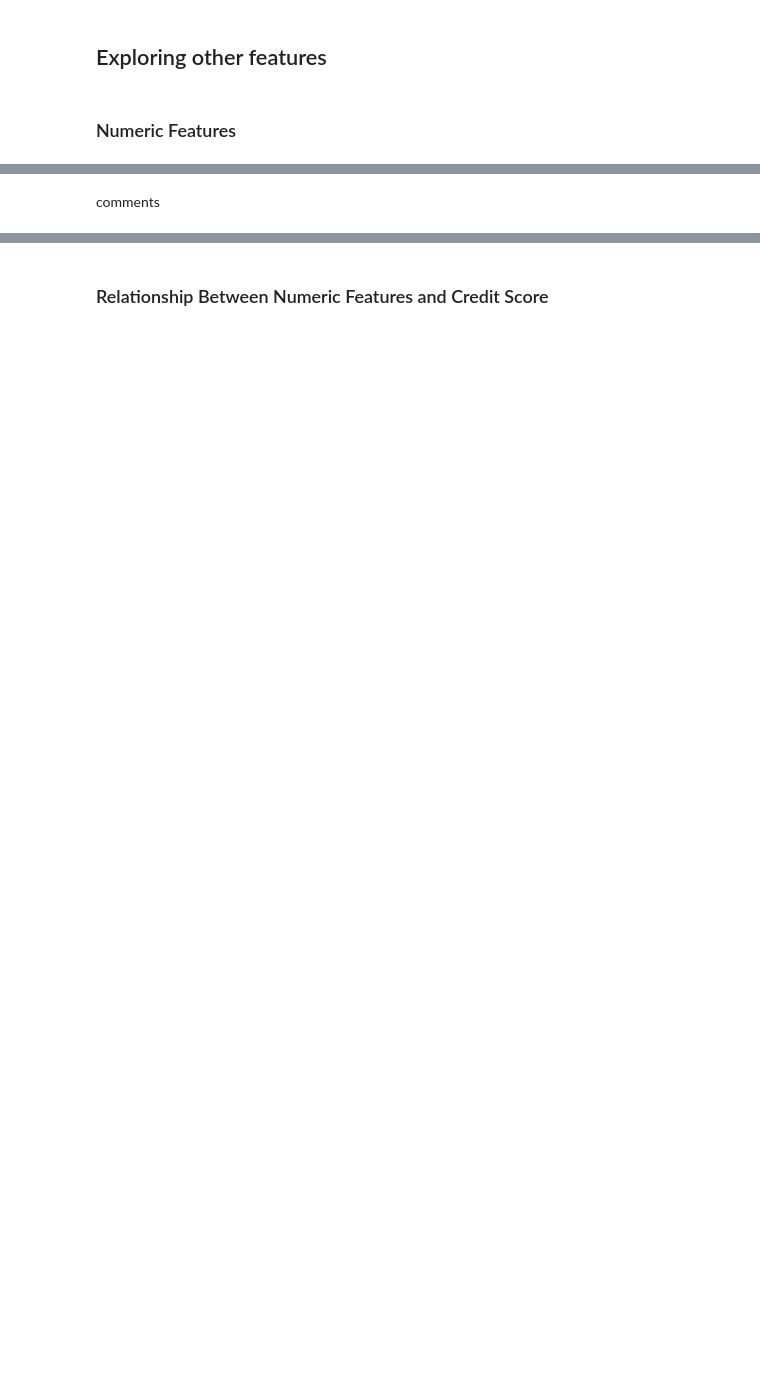
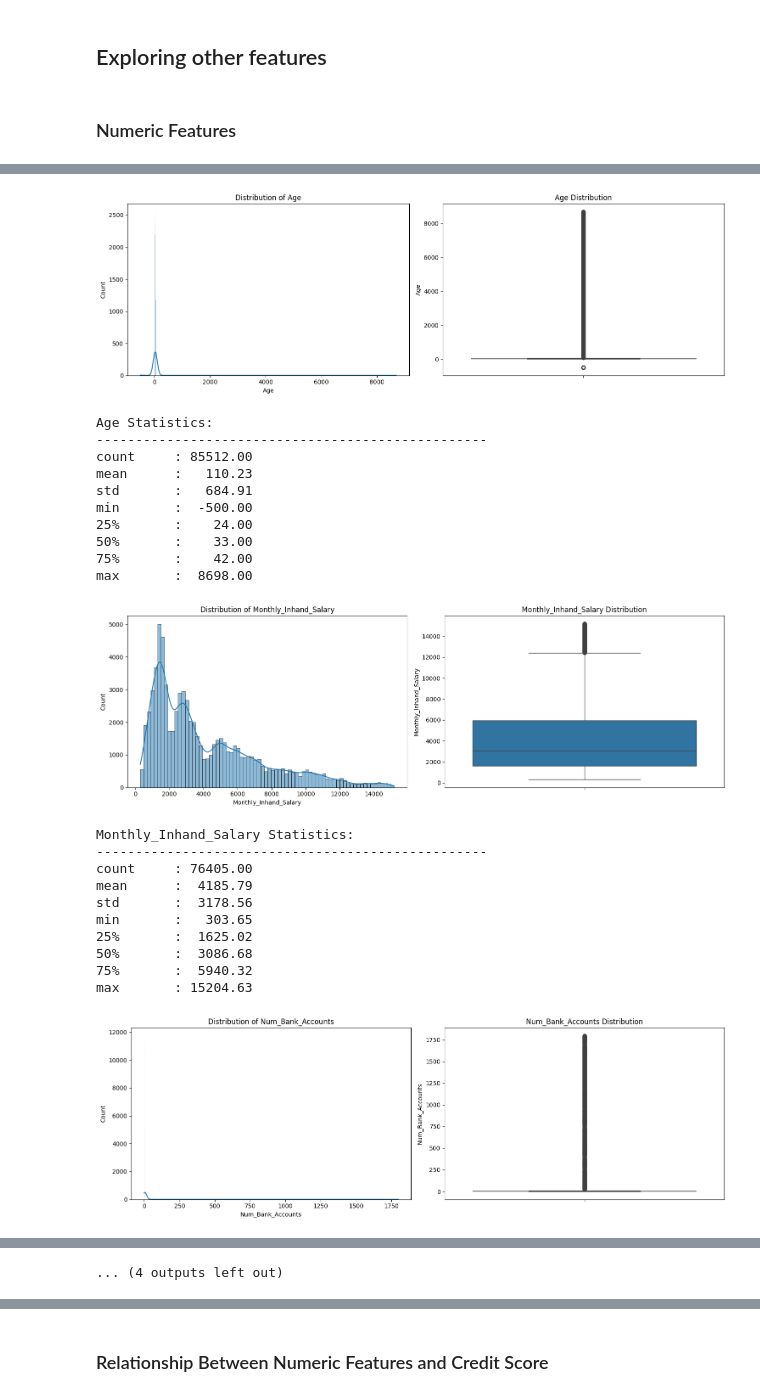
Before and after one commit to Simone-meli25/Credit_Score_Classification, a Jupyter notebook: notebooks/01_eda.ipynb, the cells around one changed output, grey strips where cells are left out. Saved outputs shown, nothing was run; the diff lists cells and outputs as text; code cells hidden in the pictures; blank space fills up the shorter version.

```diff
--- a/notebooks/01_eda.ipynb
+++ b/notebooks/01_eda.ipynb
@@ -139,2 +148,54 @@ df[list_numerical_features].describe()
-# %% [markdown]
-comments
+# %%
+list_numerical_features = get_numerical_features(df)
+numeric_features = [col for col in list_numerical_features if col != 'Credit_Score']
+
+
+for col in numeric_features:
+    # Create figure with 2 subplots
+    fig, (ax1, ax2) = plt.subplots(1, 2, figsize=(15, 5))
+
+    # Plot 1: Histogram with KDE
+    sns.histplot(data=df, x=col, kde=True, ax=ax1)
+    ax1.set_title(f'Distribution of {col}')
+    ax1.set_xlabel(col)
+    ax1.set_ylabel('Count')
+
+    # Plot 2: Box plot
+    sns.boxplot(data=df, y=col, ax=ax2)
+    ax2.set_title(f'{col} Distribution')
+    ax2.set_ylabel(col)
+
+    plt.tight_layout()
+    plt.show()
+
+    # Print statistics
+    print(f"\n{col} Statistics:")
+    print("-" * 50)
+    stats = df[col].describe()
+    for stat, value in stats.items():
+        print(f"{stat:10}: {value:8.2f}")
+    print("\n")
+# %% [output]
+[figure, added]
+Age Statistics:
+--------------------------------------------------
+count     : 85512.00
+mean      :   110.23
+std       :   684.91
+min       :  -500.00
+25%       :    24.00
+50%       :    33.00
+75%       :    42.00
+max       :  8698.00
+[figure, added]
+Monthly_Inhand_Salary Statistics:
+--------------------------------------------------
+count     : 76405.00
+mean      :  4185.79
+std       :  3178.56
+min       :   303.65
+25%       :  1625.02
+50%       :  3086.68
+75%       :  5940.32
+max       : 15204.63
+[figure, added]
@@ -140,0 +245 @@ comments
+... (4 outputs left out)
```
Also changed, not shown: parts of 35 cells of this notebook, 20 other files.
